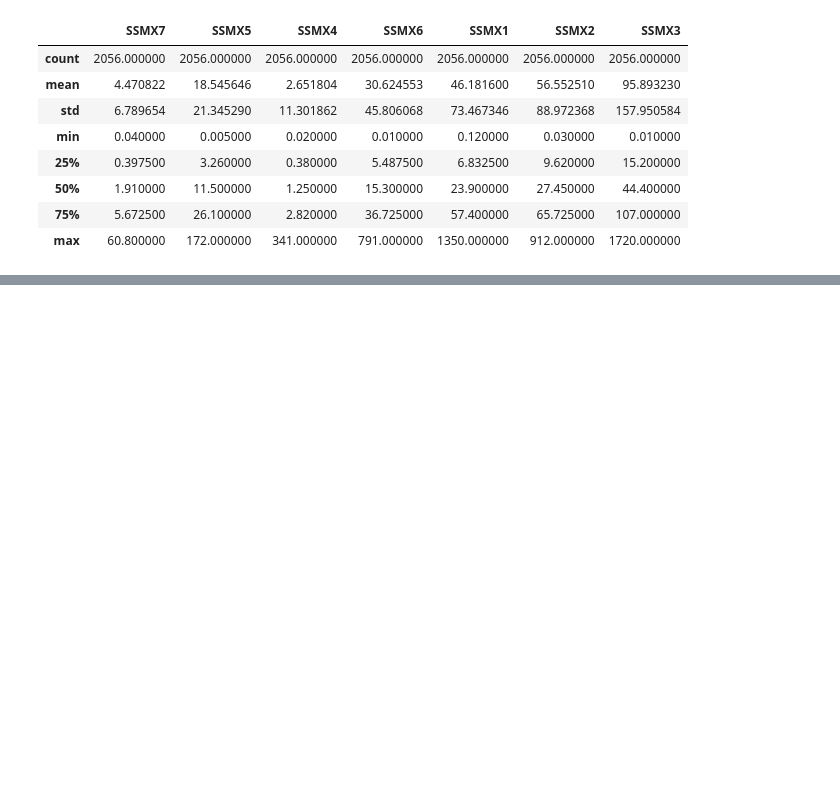
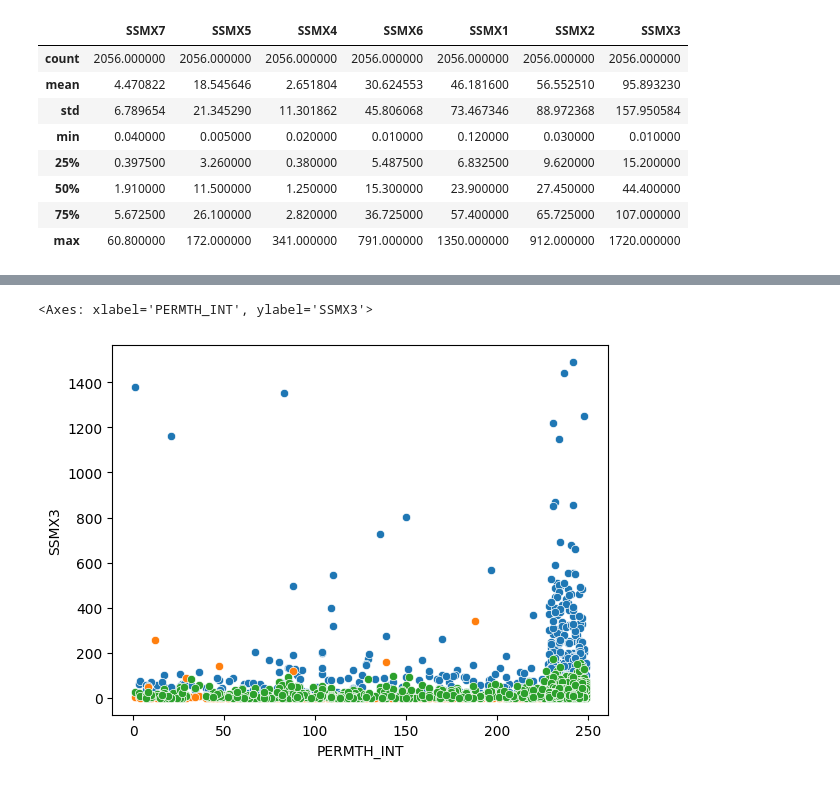
Before and after one commit to yxqin06/DS3021_Project_1, a Jupyter notebook: WranglingEDA.ipynb, the cells around one changed output, grey strips where cells are left out. Cells and saved outputs as stored; diff of their text form; code cells hidden in the pictures; blank space fills up the shorter version.

```diff
--- a/WranglingEDA.ipynb
+++ b/WranglingEDA.ipynb
@@ -108,0 +162,7 @@ df[['SSMX7', 'SSMX5', 'SSMX4', 'SSMX6', 'SSMX1', 'SSMX2', 'SSMX3']].describe()
+# %%
+sns.scatterplot(data=dfWork, x='PERMTH_INT', y='SSMX3')
+sns.scatterplot(data=dfWork, x='PERMTH_INT', y='SSMX4')
+sns.scatterplot(data=dfWork, x='PERMTH_INT', y='SSMX5')
+# %% [output]
+<Axes: xlabel='PERMTH_INT', ylabel='SSMX3'>
+[figure, added]
```
Also changed, not shown: parts of 12 cells of this notebook.
